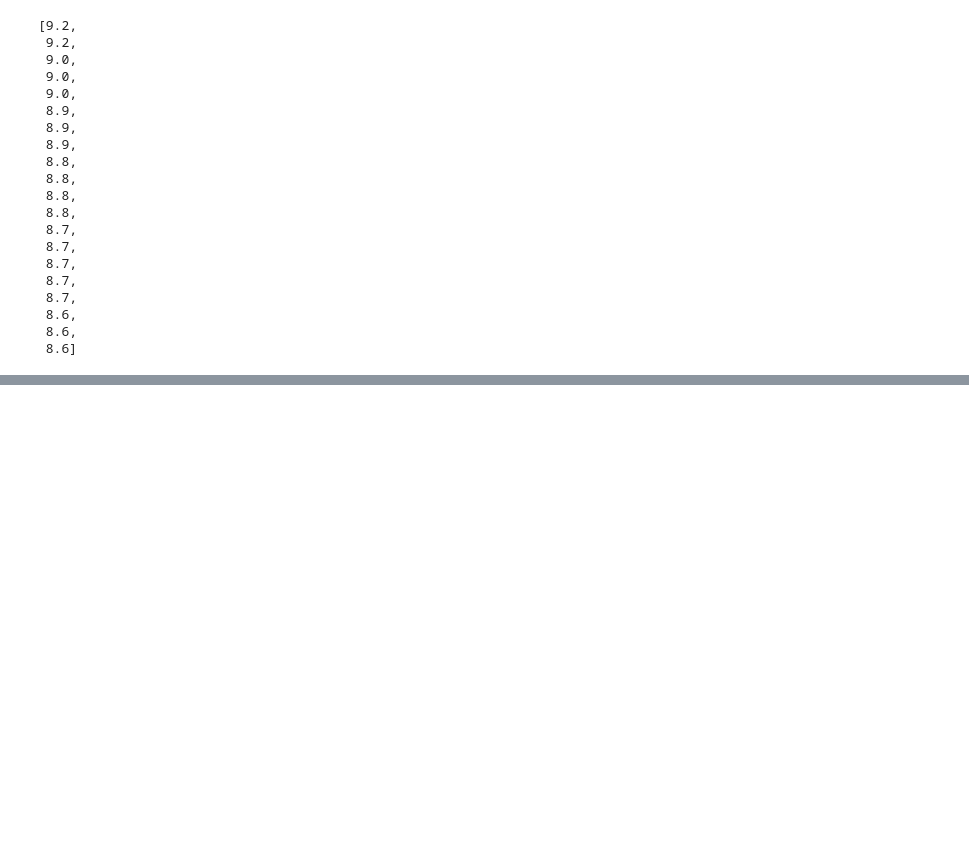
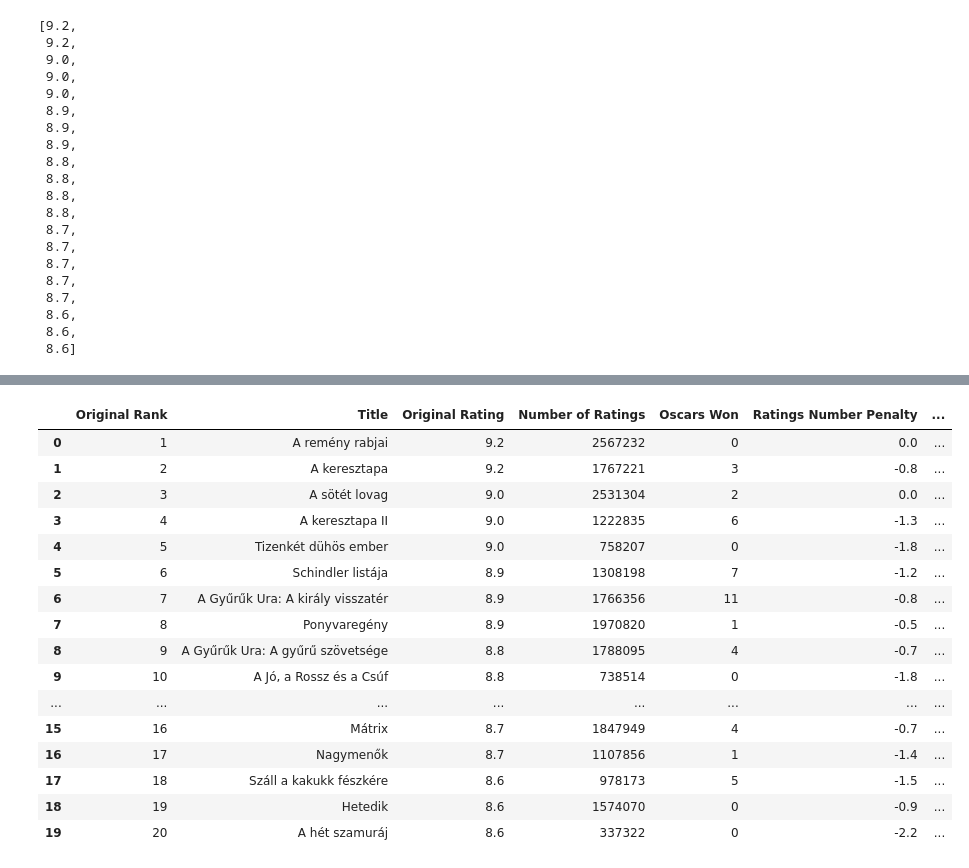
Before and after one commit to mateborcsok/imdb-top20, a Jupyter notebook: IMDB_top20_adjusted_ratings.ipynb, the cells around one changed output, grey strips where cells are left out. Saved outputs shown, nothing was run; the diff lists cells and outputs as text; code cells hidden in the pictures; blank space fills up the shorter version.

Commit message:
Add files via upload
Added the oscar adjustment and rating number penalizer features

```diff
--- a/IMDB_top20_adjusted_ratings.ipynb
+++ b/IMDB_top20_adjusted_ratings.ipynb
@@ -394,0 +397,6 @@ df
+# %%
+max_ratings=np.max(df.get("Number of Ratings"))
+ratings_adjustment=df.get("Number of Ratings")-max_ratings
+ratings_adjustment = ratings_adjustment.tolist()
+ratings_adjustment_penalty = [int(item / 100000)/10 for item in ratings_adjustment]
+ratings_adjustment_penalty
@@ -394,0 +428,14 @@ df
+# %%
+oscar_adjustments=[]
+for item in number_of_oscars:
+    if item<1:
+        oscar_adjustments.append(0)
+    elif item<3:
+        oscar_adjustments.append(0.3)
+    elif item<6:
+        oscar_adjustments.append(0.5)
+    elif item<11:
+        oscar_adjustments.append(1)
+    else:
+        oscar_adjustments.append(1.5)
+oscar_adjustments
@@ -394,0 +463,3 @@ df
+# %%
+adjusted_rating = [x + y + z for (x, y , z) in zip(top20_ratings, ratings_adjustment_penalty,oscar_adjustments)]
+adjusted_rating
@@ -394,0 +487,3 @@ df
+# %%
+adjusted_rating = [round(num, 1) for num in adjusted_rating]
+adjusted_rating
@@ -394,0 +511,23 @@ df
+# %%
+df['Ratings Number Penalty'] = ratings_adjustment_penalty
+df['Oscars Adjustment'] = oscar_adjustments
+df['Adjusted Rating'] = adjusted_rating
+df
+# %% [output]
+|  | Original Rank | Title | Original Rating | Number of Ratings | Oscars Won | Ratings Number Penalty | ... |
+| 0 | 1 | A remény rabjai | 9.2 | 2567232 | 0 | 0.0 | ... |
+| 1 | 2 | A keresztapa | 9.2 | 1767221 | 3 | -0.8 | ... |
+| 2 | 3 | A sötét lovag | 9.0 | 2531304 | 2 | 0.0 | ... |
+| 3 | 4 | A keresztapa II | 9.0 | 1222835 | 6 | -1.3 | ... |
+| 4 | 5 | Tizenkét dühös ember | 9.0 | 758207 | 0 | -1.8 | ... |
+| 5 | 6 | Schindler listája | 8.9 | 1308198 | 7 | -1.2 | ... |
+| 6 | 7 | A Gyűrűk Ura: A király visszatér | 8.9 | 1766356 | 11 | -0.8 | ... |
+| 7 | 8 | Ponyvaregény | 8.9 | 1970820 | 1 | -0.5 | ... |
+| 8 | 9 | A Gyűrűk Ura: A gyűrű szövetsége | 8.8 | 1788095 | 4 | -0.7 | ... |
+| 9 | 10 | A Jó, a Rossz és a Csúf | 8.8 | 738514 | 0 | -1.8 | ... |
+| ... | ... | ... | ... | ... | ... | ... | ... |
+| 15 | 16 | Mátrix | 8.7 | 1847949 | 4 | -0.7 | ... |
+| 16 | 17 | Nagymenők | 8.7 | 1107856 | 1 | -1.4 | ... |
+| 17 | 18 | Száll a kakukk fészkére | 8.6 | 978173 | 5 | -1.5 | ... |
+| 18 | 19 | Hetedik | 8.6 | 1574070 | 0 | -0.9 | ... |
+| 19 | 20 | A hét szamuráj | 8.6 | 337322 | 0 | -2.2 | ... |
```
Also changed, not shown: parts of 29 cells of this notebook.
